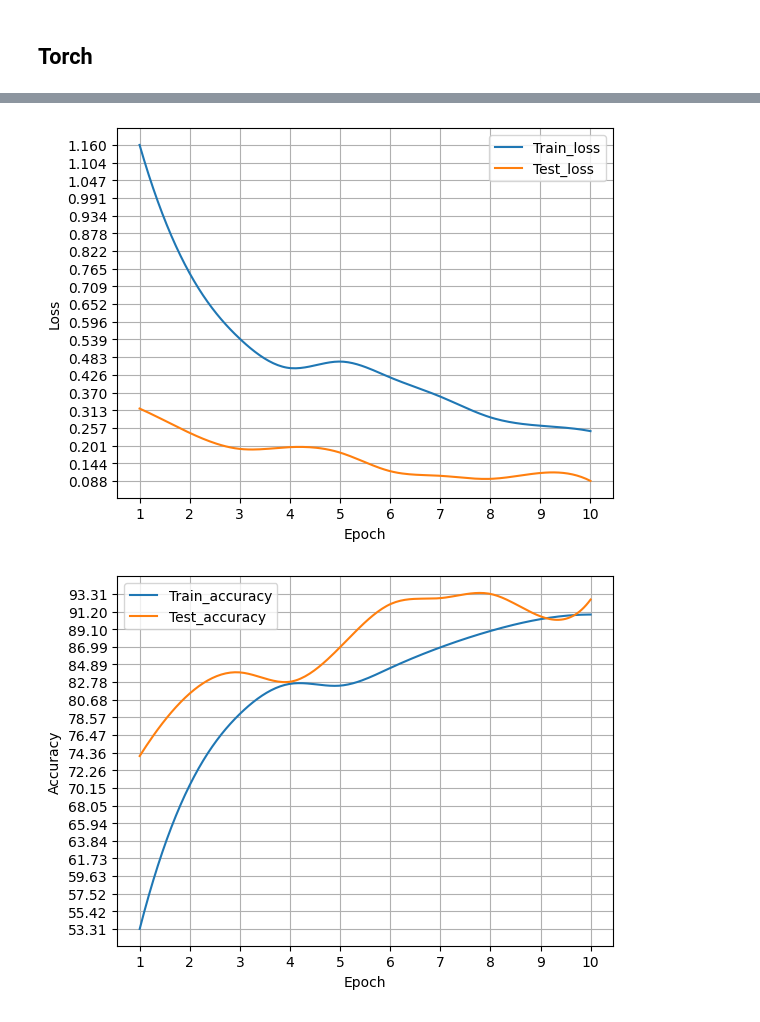
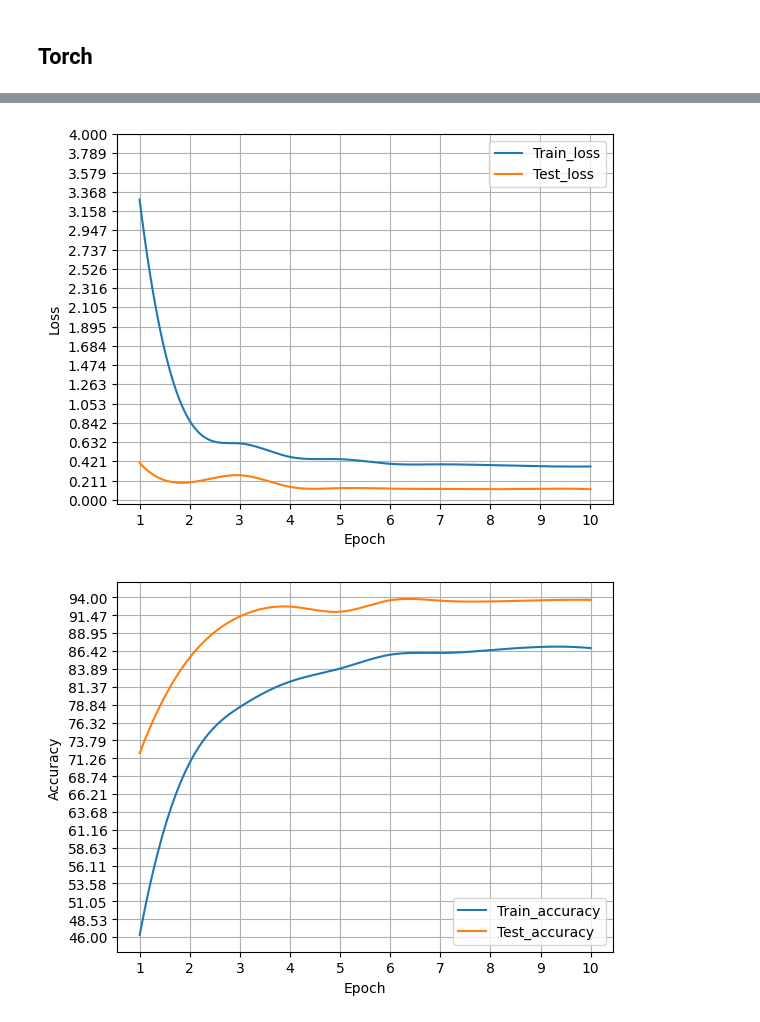
Before and after one commit to ShuvalovDR/Gears, a Jupyter notebook: Gears.ipynb, the cells around one changed output, grey strips where cells are left out. Cells and saved outputs as stored; diff of their text form; code cells hidden in the pictures.

```diff
--- a/Gears.ipynb
+++ b/Gears.ipynb
@@ -553,5 +612,5 @@ big_data = pd.concat([data_1, data_2, data_3, data_4, data_5, data_6], axis=0)
 # %%
-big_data = get_all_features_and_targets(n_cols=150)
+big_data = get_all_features_and_targets(n_cols=150, do_fft=True)
 big_data
 # %% [output]
 |  | defect | 0 | 1 | 2 | 3 | 4 | 5 | 6 | 7 | 8 | ... | ... |
@@ -725,7 +785,7 @@ class Net(nn.Module):
         super(Net, self).__init__()
 
         self.fc1 = nn.Linear(81, 100)
-        self.do1 = nn.Dropout(0.4)
+        self.do1 = nn.Dropout(0.33)
         self.fc2 = nn.Linear(100, 6)
 
     def forward(self, x):
@@ -738,8 +798,8 @@ class Net(nn.Module):
 model = Net()
 # %%
 criterion = torch.nn.CrossEntropyLoss()
-optimezer = torch.optim.Adam(params=model.parameters(), lr=0.01)
-#scheduler = lr_scheduler.ExponentialLR(optimezer, gamma=0.5)
+optimezer = torch.optim.Adam(params=model.parameters(), lr=0.1)
+scheduler = lr_scheduler.ExponentialLR(optimezer, gamma=0.5)
 # %%
 epochs = 10
 model.to(device)
@@ -782,7 +842,7 @@ for epoch in range(epochs):
             _, predictions = torch.max(outputs.data, 1)
             total += label_val.size(0)
             correct += (predictions == label_val).sum().item()
-    #scheduler.step()
+    scheduler.step()
     print(f'Epoch №{epoch + 1}, Test loss = {running_loss / len(test_dataloader)}')
     print(f'Epoch №{epoch + 1}, Accuracy on test = {correct / total * 100}%')
     test_loss_values.append(running_loss / len(train_dataloader))
@@ -809,29 +869,29 @@ Epoch №10, Accuracy on test = 92.63803680981594%
 # %%
 from scipy.interpolate import make_interp_spline, BSpline
 
 #create data
 x = np.array([i + 1 for i in range(epochs)])
 y1 = np.array(train_loss_values)
 y2 = np.array(test_loss_values)
 xnew = np.linspace(x.min(), x.max(), 200)
 
 #define spline
 spl1 = make_interp_spline(x, y1, k=3)
 y_smooth1 = spl1(xnew)
 spl2 = make_interp_spline(x, y2, k=3)
 y_smooth2 = spl2(xnew)
 #create smooth line chart
 plt.plot(xnew, y_smooth1, label='Train_loss')
 plt.plot(xnew, y_smooth2, label='Test_loss')
 plt.xticks([i + 1 for i in range(epochs)])
-plt.yticks(np.linspace(min(train_loss_values + test_loss_values), max(train_loss_values + test_loss_values), 20))
+plt.yticks(np.linspace(np.floor(min(train_loss_values + test_loss_values)), np.ceil(max(train_loss_values + test_loss_values)), 20))
 plt.xlabel('Epoch')
 plt.ylabel('Loss')
 plt.grid()
 plt.legend()
 plt.show()
 # %% [output]
-[figure, old version]
+[figure, new version]
 # %%
 x = np.array([i + 1 for i in range(epochs)])
 y1 = np.array(train_accuracy)
@@ -849,9 +909,9 @@ plt.plot(xnew, y_smooth2, label='Test_accuracy')
 plt.xlabel('Epoch')
 plt.ylabel('Accuracy')
 plt.xticks([i + 1 for i in range(epochs)])
-plt.yticks(np.linspace(min(train_accuracy + test_accuracy), max(train_accuracy + test_accuracy), 20))
+plt.yticks(np.linspace(np.floor(min(train_accuracy + test_accuracy)), np.ceil(max(train_accuracy + test_accuracy)), 20))
 plt.grid()
 plt.legend()
 plt.show()
 # %% [output]
-[figure, old version]
+[figure, new version]
```
Also changed, not shown: parts of 58 cells of this notebook.
